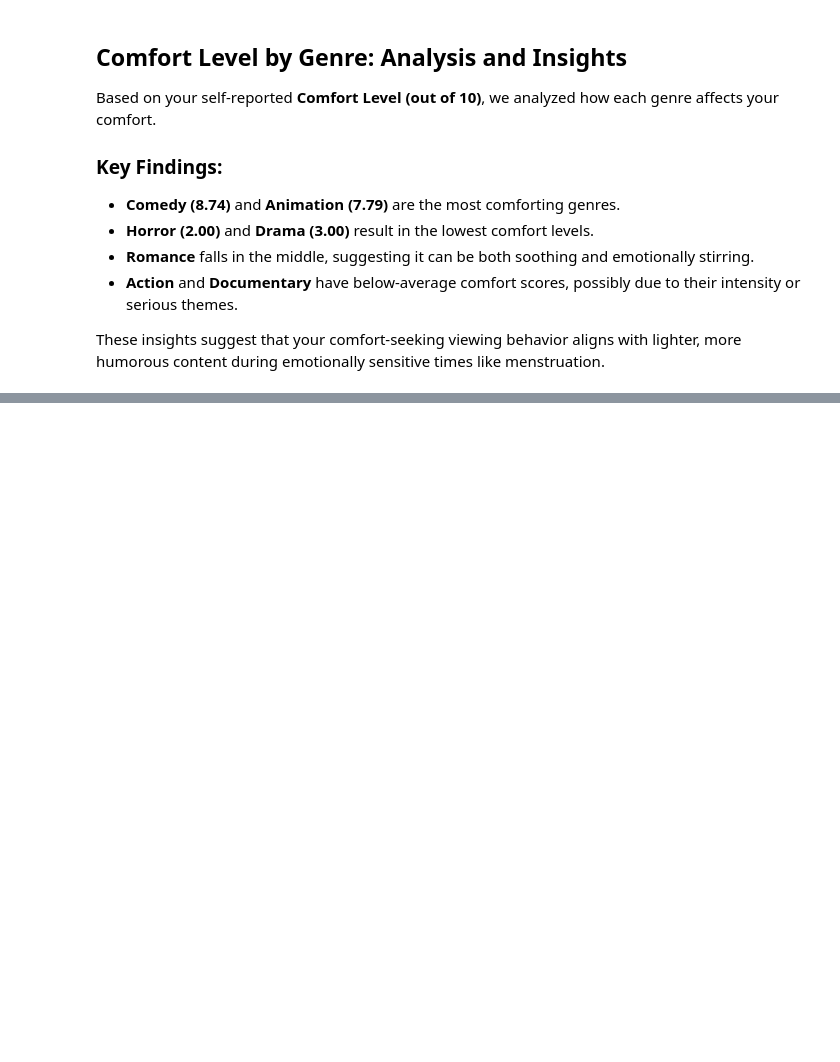
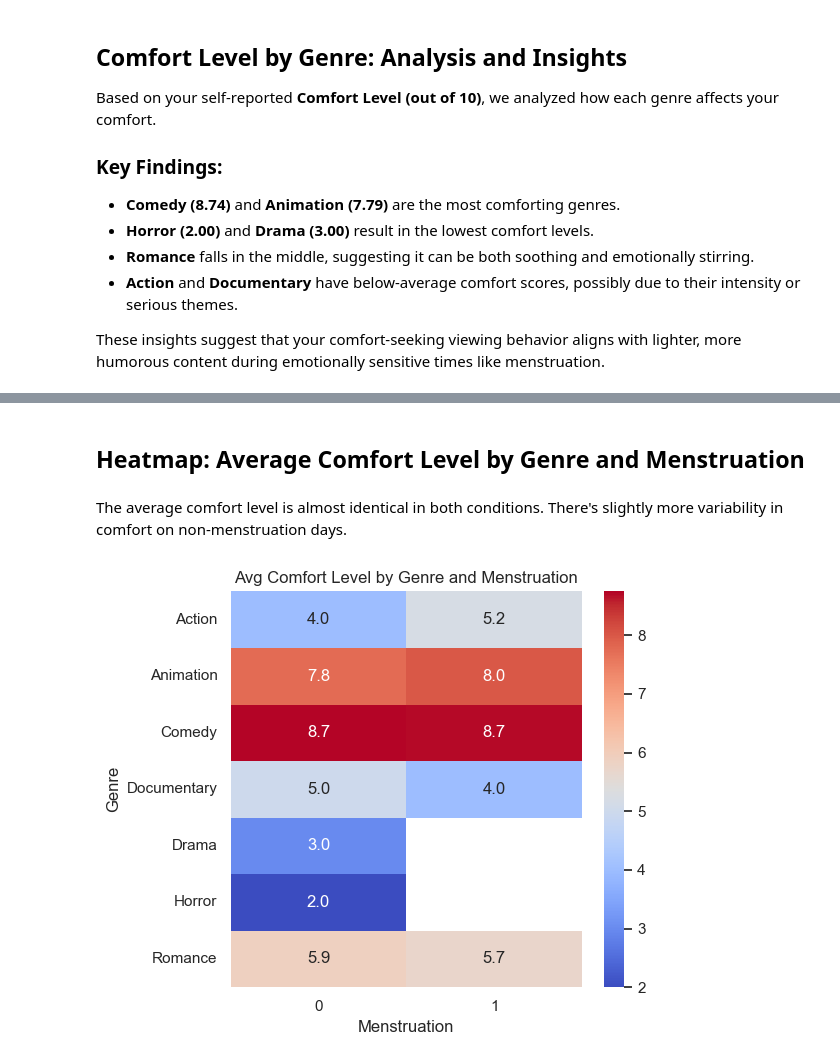
Before and after one commit to goksugb/Netflix_Menstruation_Correlation, a Jupyter notebook: Netflix_Menstruation_Correlation_Final.ipynb, the cells around one changed output, grey strips where cells are left out. Cells and saved outputs as stored; diff of their text form; code cells hidden in the pictures; blank space fills up the shorter version.

```diff
--- a/Netflix_Menstruation_Correlation_Final.ipynb
+++ b/Netflix_Menstruation_Correlation_Final.ipynb
@@ -210,0 +228,17 @@ These insights suggest that your comfort-seeking viewing behavior aligns with li
+# %%
+import pandas as pd
+
+# Load the data
+netflix_df = pd.read_excel("Netflix_History_excel.xlsx")
+menstruation_df = pd.read_excel("Menstruation Cycle Data.xlsx")
+
+# Convert dates to datetime
+netflix_df['Date'] = pd.to_datetime(netflix_df['Date'])
+menstruation_df['Date'] = pd.to_datetime(menstruation_df['Date'])
+
+# Merge datasets
+merged_df = pd.merge(netflix_df, menstruation_df, on='Date', how='left')
+merged_df['Menstruation Cycle(Yes/No)'] = merged_df['Menstruation Cycle(Yes/No)'].fillna('no')
+merged_df['Menstruation'] = merged_df['Menstruation Cycle(Yes/No)'].map({'yes': 1, 'no': 0})
+merged_df['Genre'] = merged_df['Genre(Comedy/Romance/Horror/Action/Documentary/Animation)'].str.strip()
+merged_df.head()
@@ -210,0 +252,14 @@ These insights suggest that your comfort-seeking viewing behavior aligns with li
+# %% [markdown]
+## Heatmap: Average Comfort Level by Genre and Menstruation
+# %% [markdown]
+The average comfort level is almost identical in both conditions. There's slightly more variability in comfort on non-menstruation days.
+# %%
+genre_comfort = merged_df.pivot_table(index='Genre', columns='Menstruation', values='Comfort Level(out of 10)', aggfunc='mean')
+
+plt.figure(figsize=(6, 5))
+sns.heatmap(genre_comfort, annot=True, fmt=".1f", cmap="coolwarm")
+plt.title("Avg Comfort Level by Genre and Menstruation")
+plt.tight_layout()
+plt.show()
+# %% [output]
+[figure, added]
```
Also changed, not shown: parts of 34 cells of this notebook.
